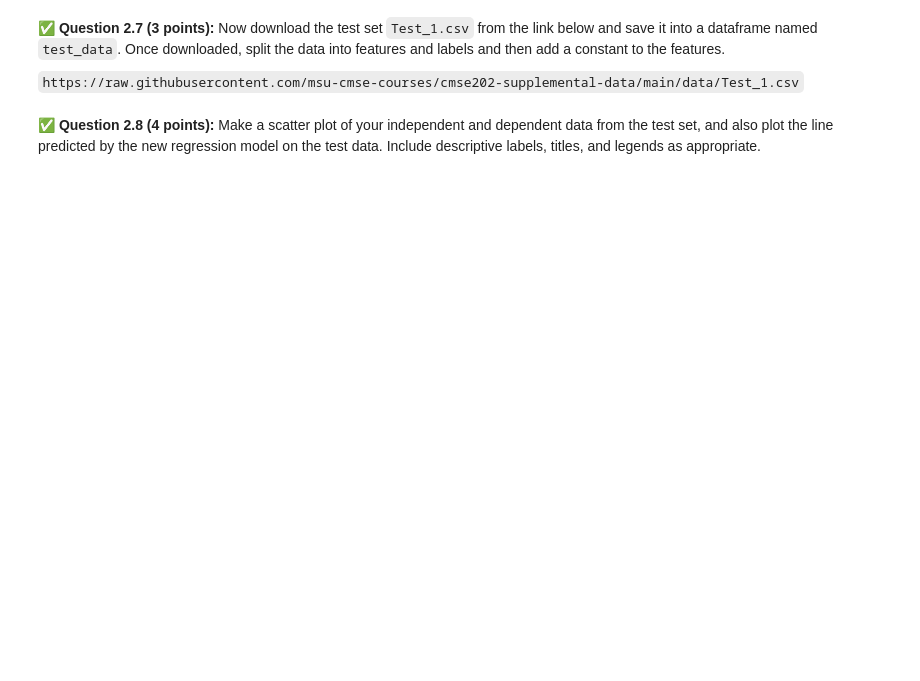
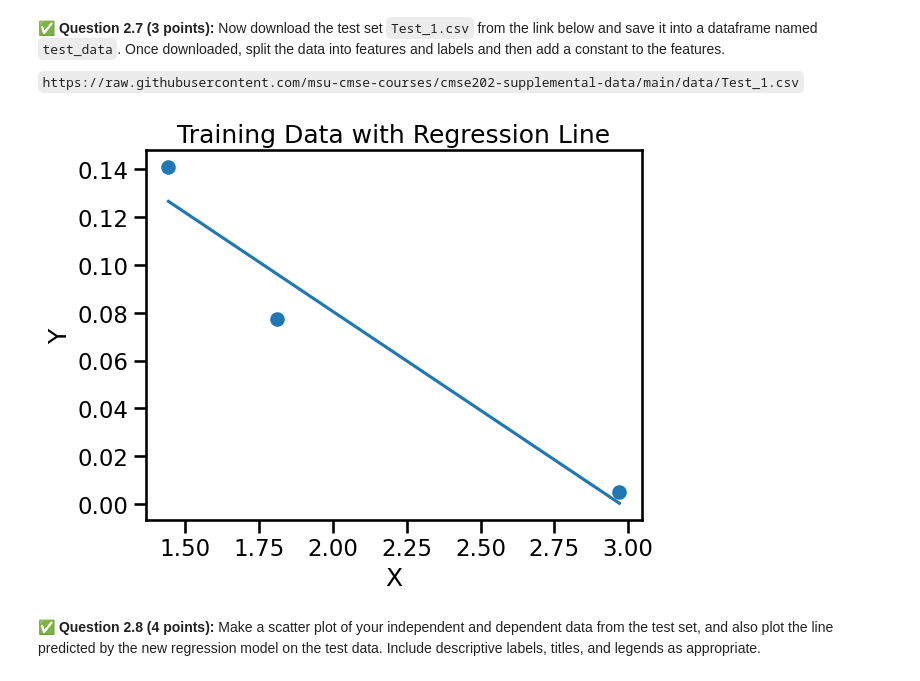
Before and after one commit to btavarezg/CMSE-202, a Jupyter notebook: hw-03/HW-03_Regression-S26-STUDENT.ipynb, the cells around one changed output. Saved outputs shown, nothing was run; the diff lists cells and outputs as text; code cells hidden in the pictures; blank space fills up the shorter version.

```diff
--- a/hw-03/HW-03_Regression-S26-STUDENT.ipynb
+++ b/hw-03/HW-03_Regression-S26-STUDENT.ipynb
@@ -137,2 +191,18 @@ In this part, we'll perform some one-variable linear regression analysis on the
+# %%
+# Put your code here
+import matplotlib.pyplot as plt
+
+plt.scatter(train_data["X"], train_data["Y"])
+
+predicted_train = results.predict(X)
+
+plt.plot(train_data["X"], predicted_train)
+
+plt.xlabel("X")
+plt.ylabel("Y")
+plt.title("Training Data with Regression Line")
+plt.show()
+# %% [output]
+[figure, added]
 # %% [markdown]
 &#9989; **Question 2.8 (4 points):** Make a scatter plot of your independent and dependent data from the test set, and also plot the line predicted by the new regression model on the test data. Include descriptive labels, titles, and legends as appropriate.
```
Also changed, not shown: parts of 52 cells of this notebook, 4 other files.
